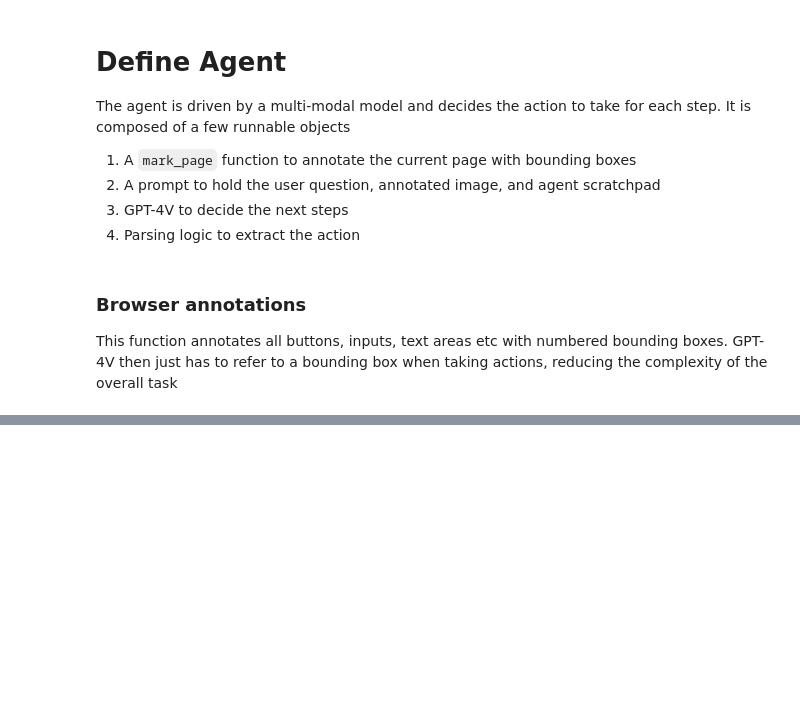
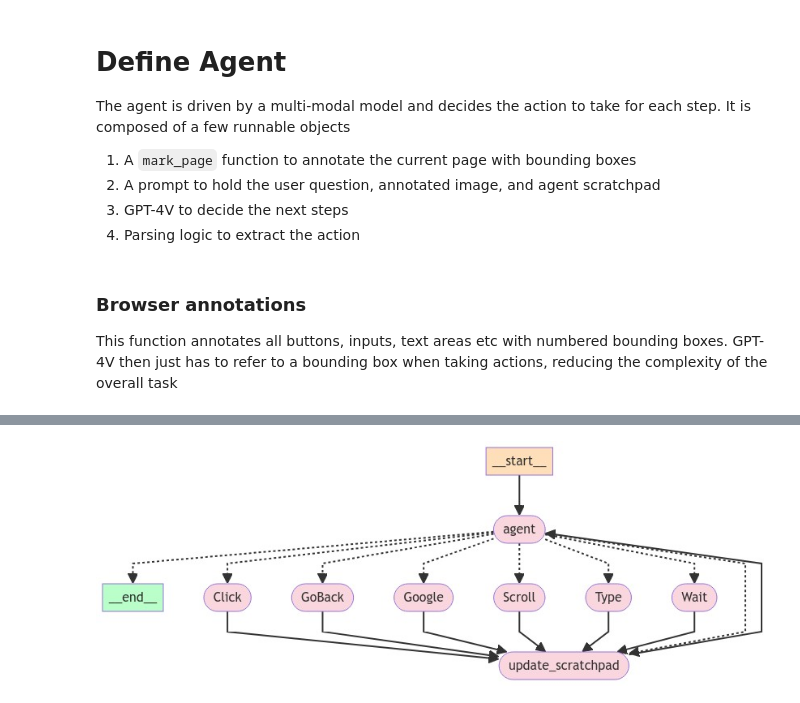
Before and after one commit to ad71/ragbot, a Jupyter notebook: langgraph_web_voyager.ipynb, the cells around one changed output, grey strips where cells are left out. Cells and saved outputs as stored; diff of their text form; code cells hidden in the pictures; blank space fills up the shorter version.

Commit message:
compile graph

```diff
--- a/langgraph_web_voyager.ipynb
+++ b/langgraph_web_voyager.ipynb
@@ -210,0 +337,47 @@ def parse(text: str) -> dict:
+# %%
+workflow = StateGraph(AgentState)
+
+workflow.add_node('agent', agent)
+workflow.set_entry_point('agent')
+workflow.add_node('update_scratchpad', update_scratchpad)
+workflow.add_edge('update_scratchpad', 'agent')
+
+tools = {
+    'Click': click,
+    'Type': type_text,
+    'Scroll': scroll,
+    'Wait': wait,
+    'GoBack': go_back,
+    'Google': to_google
+}
+
+for node_name, tool in tools.items():
+    workflow.add_node(
+        node_name,
+        # the lambda ensures the function's string output is mapped to the 'observation' key in the AgentState
+        RunnableLambda(tool) | (lambda observation: {'observation': observation})
+    )
+    # always return to the agent (by means of the update-scratchpad node)
+    workflow.add_edge(node_name, 'update_scratchpad')
+
+def select_tool(state: AgentState):
+    '''any time the agent completes, this function is called to route the output to a tool or to the end user'''
+    action = state['prediction']['action']
+    if action == 'ANSWER':
+        return END
+    if action == 'retry':
+        return 'agent'
+    return action
+
+workflow.add_conditional_edges('agent', select_tool)
+graph = workflow.compile()
+# %%
+display(
+    Image(
+        graph.get_graph().draw_mermaid_png(
+            draw_method=MermaidDrawMethod.API
+        )
+    )
+)
+# %% [output]
+[figure, added]
```
Also changed, not shown: parts of 10 cells of this notebook.
